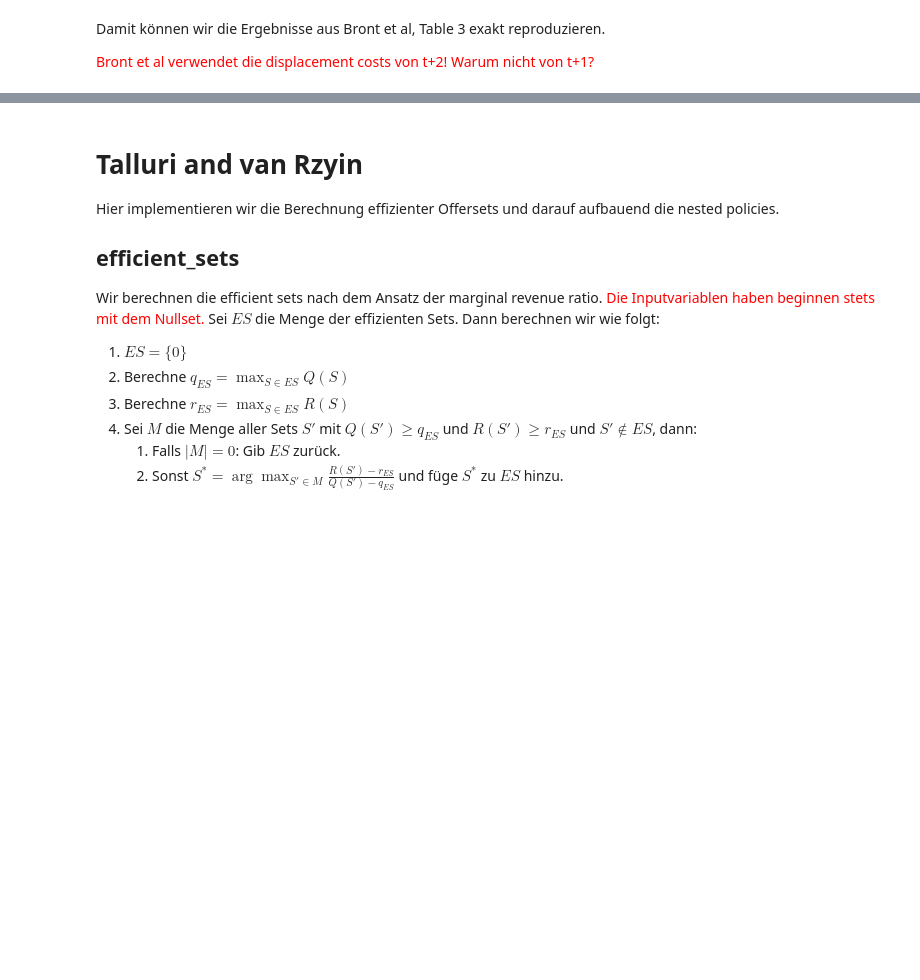
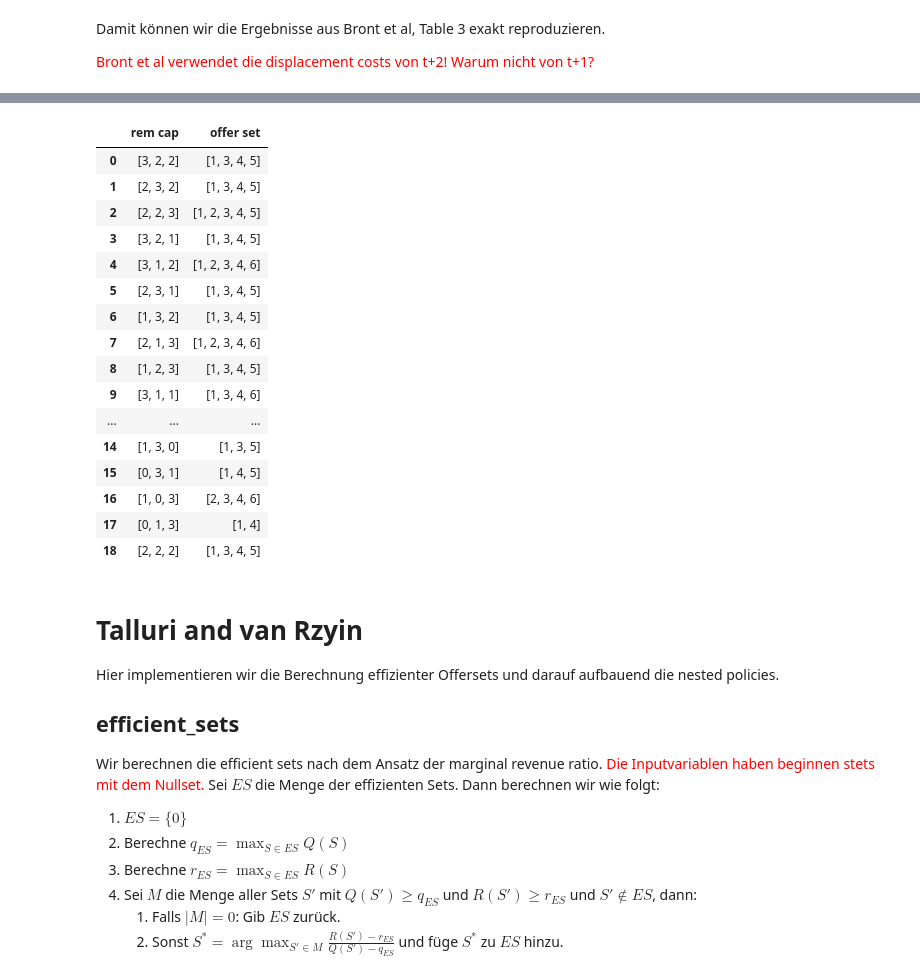
Before and after one commit to gloggerS/ApproximateDynamicProgramming, a Jupyter notebook: Code/doc_Koch.ipynb, the cells around one changed output, grey strips where cells are left out. Saved outputs shown, nothing was run; the diff lists cells and outputs as text; code cells hidden in the pictures; blank space fills up the shorter version.

```diff
--- a/Code/doc_Koch.ipynb
+++ b/Code/doc_Koch.ipynb
@@ -1075,3 +996,24 @@ NameError: name 't' is not defined
+# %%
+dfTable3DPD = pd.read_pickle("table3_DPD-offerset_bront-2.pkl")
+dfTable3DPD
+# %% [output]
+|  | rem cap | offer set |
+| 0 | [3, 2, 2] | [1, 3, 4, 5] |
+| 1 | [2, 3, 2] | [1, 3, 4, 5] |
+| 2 | [2, 2, 3] | [1, 2, 3, 4, 5] |
+| 3 | [3, 2, 1] | [1, 3, 4, 5] |
+| 4 | [3, 1, 2] | [1, 2, 3, 4, 6] |
+| 5 | [2, 3, 1] | [1, 3, 4, 5] |
+| 6 | [1, 3, 2] | [1, 3, 4, 5] |
+| 7 | [2, 1, 3] | [1, 2, 3, 4, 6] |
+| 8 | [1, 2, 3] | [1, 3, 4, 5] |
+| 9 | [3, 1, 1] | [1, 3, 4, 6] |
+| ... | ... | ... |
+| 14 | [1, 3, 0] | [1, 3, 5] |
+| 15 | [0, 3, 1] | [1, 4, 5] |
+| 16 | [1, 0, 3] | [2, 3, 4, 6] |
+| 17 | [0, 1, 3] | [1, 4] |
+| 18 | [2, 2, 2] | [1, 3, 4, 5] |
 # %% [markdown]
 # Talluri and van Rzyin
 
```
Also changed, not shown: parts of 4 cells of this notebook, 5 other files.
